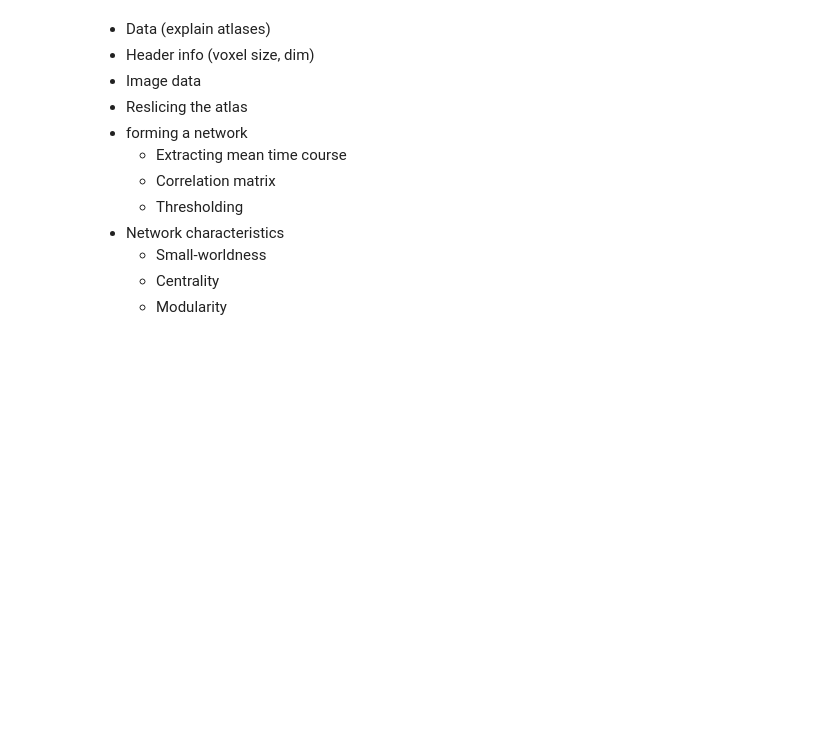
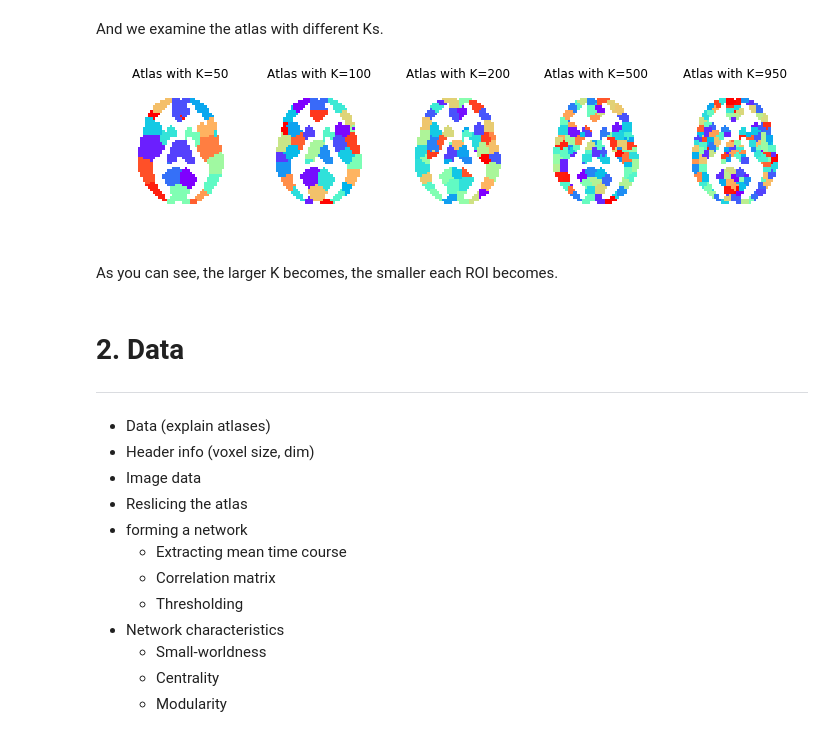
Before and after one commit to sathayas/JupyterConnectivitySpring2019, a Jupyter notebook: Atlas.ipynb, the cells around one changed output. Drawn from its saved outputs; the diff is of its cells as text; code cells hidden in the pictures; blank space fills up the shorter version.

```diff
--- a/Atlas.ipynb
+++ b/Atlas.ipynb
@@ -30,0 +215,9 @@ We will use two atlases for this exercise:
+# %%
+##### showing the atlas (Rt2)
+# loading the Rt2 atlas data
+Rt2 = nib.load(f_atlasRt2)   # image object
+hdr_Rt2 = Rt2.header   # header information
+X_Rt2 = Rt2.get_data().astype(float)  # image data array
+
+# Ks for clustering algorithm
+K = list(range(10,301,10)) + list(range(350,1000,50))
@@ -31,3 +232,26 @@ We will use two atlases for this exercise:
+# %%
+subK = [50, 100, 200, 500, 950]   # Ks for example atlases
+indK = [list(K).index(k) for k in subK]  # indices corresponding to subK
+# %% [markdown]
+And we examine the atlas with different Ks.
+# %%
+# showing the atlas with different Ks
+X_Rt2[X_Rt2==0] = np.nan  # suppressing the background
+plt.figure(figsize=[12,3])
+
+for i,K in enumerate(subK):
+    plt.subplot(1,5,i+1)
+    show_section(X_Rt2[:,:,:,indK[i]], 'xy', 20, nameCmap='rainbow')
+    plt.title('Atlas with K=' + str(K))
+
+plt.show()
+# %% [output]
+[figure, added]
+# %% [markdown]
+As you can see, the larger K becomes, the smaller each ROI becomes.
+# %% [markdown]
+# 2. Data
+<hr style="height:1px;border:none" />
 # %% [markdown]
 * Data (explain atlases)
 * Header info (voxel size, dim)
```
Also changed, not shown: parts of 28 cells of this notebook.
